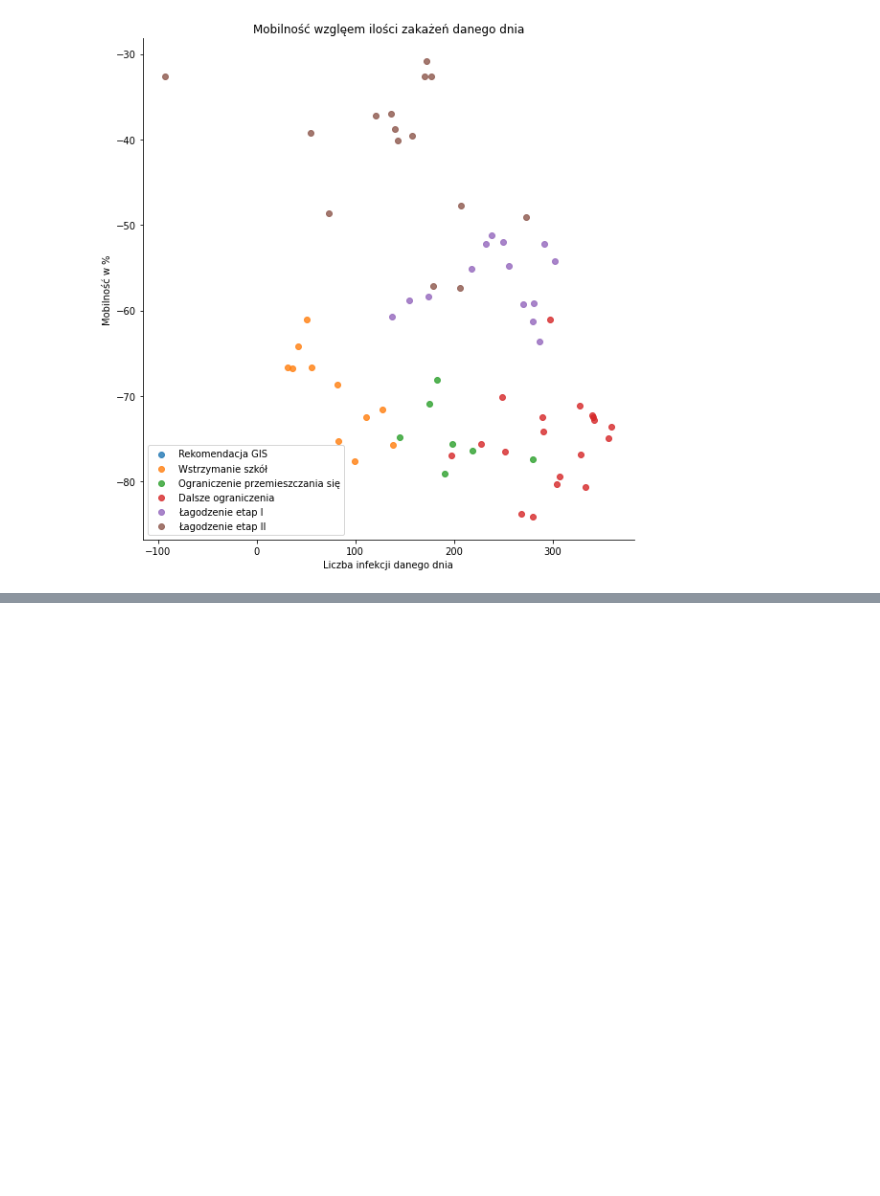
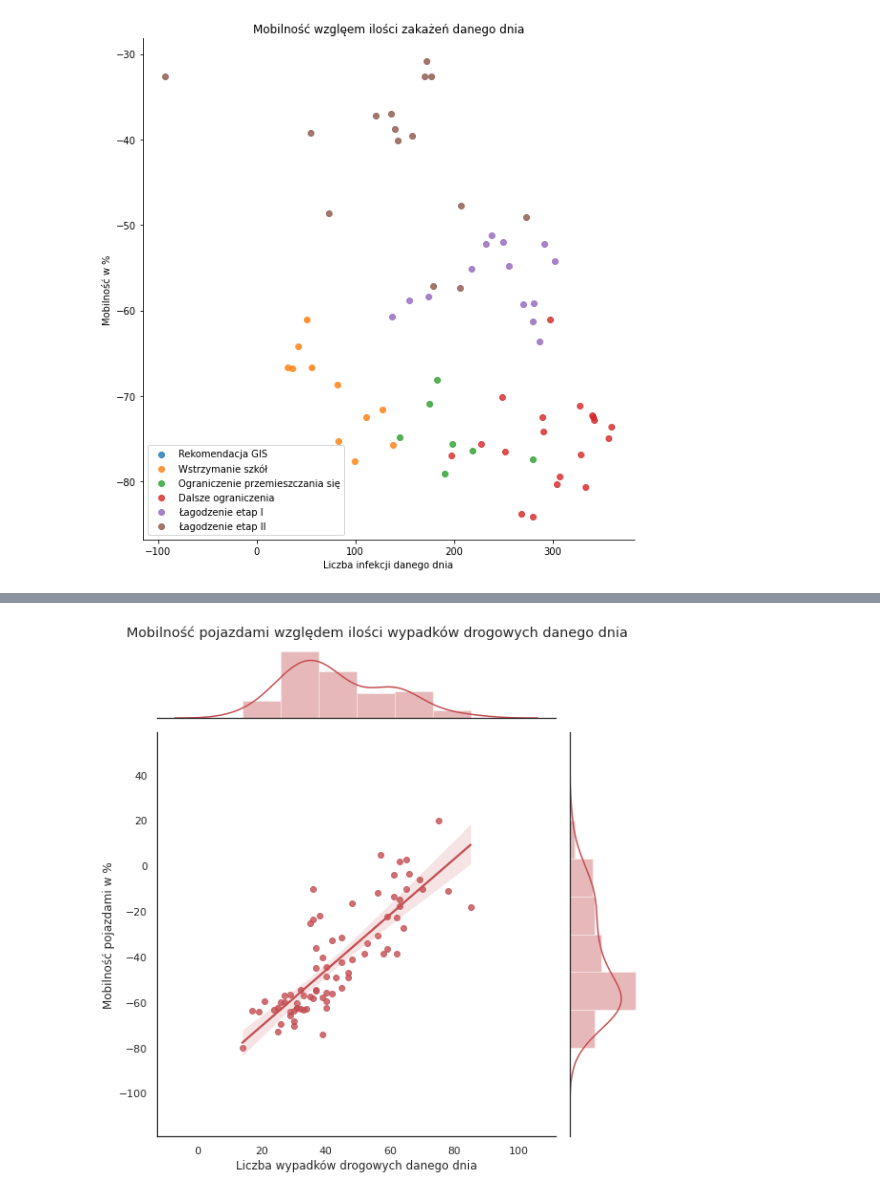
Before and after one commit to knmlprz/corona-analysis-1, a Jupyter notebook: notebooks/Analiza.ipynb, the cells around one changed output, grey strips where cells are left out. Drawn from its saved outputs; the diff is of its cells as text; code cells hidden in the pictures; blank space fills up the shorter version.

```diff
--- a/notebooks/Analiza.ipynb
+++ b/notebooks/Analiza.ipynb
@@ -153,0 +189,7 @@ plt.show()
+# %%
+ax = sns.jointplot(y="pojazdem", x="Wypadki drogowe", data=df, height = 8, kind = "reg", color = "r")
+ax.set_axis_labels(ylabel='Mobilność pojazdami w %', xlabel='Liczba wypadków drogowych danego dnia')
+plt.suptitle("Mobilność pojazdami względem ilości wypadków drogowych danego dnia", y = 1.02)
+plt.show()
+# %% [output]
+[figure, added]
```
Also changed, not shown: parts of 13 cells of this notebook.
